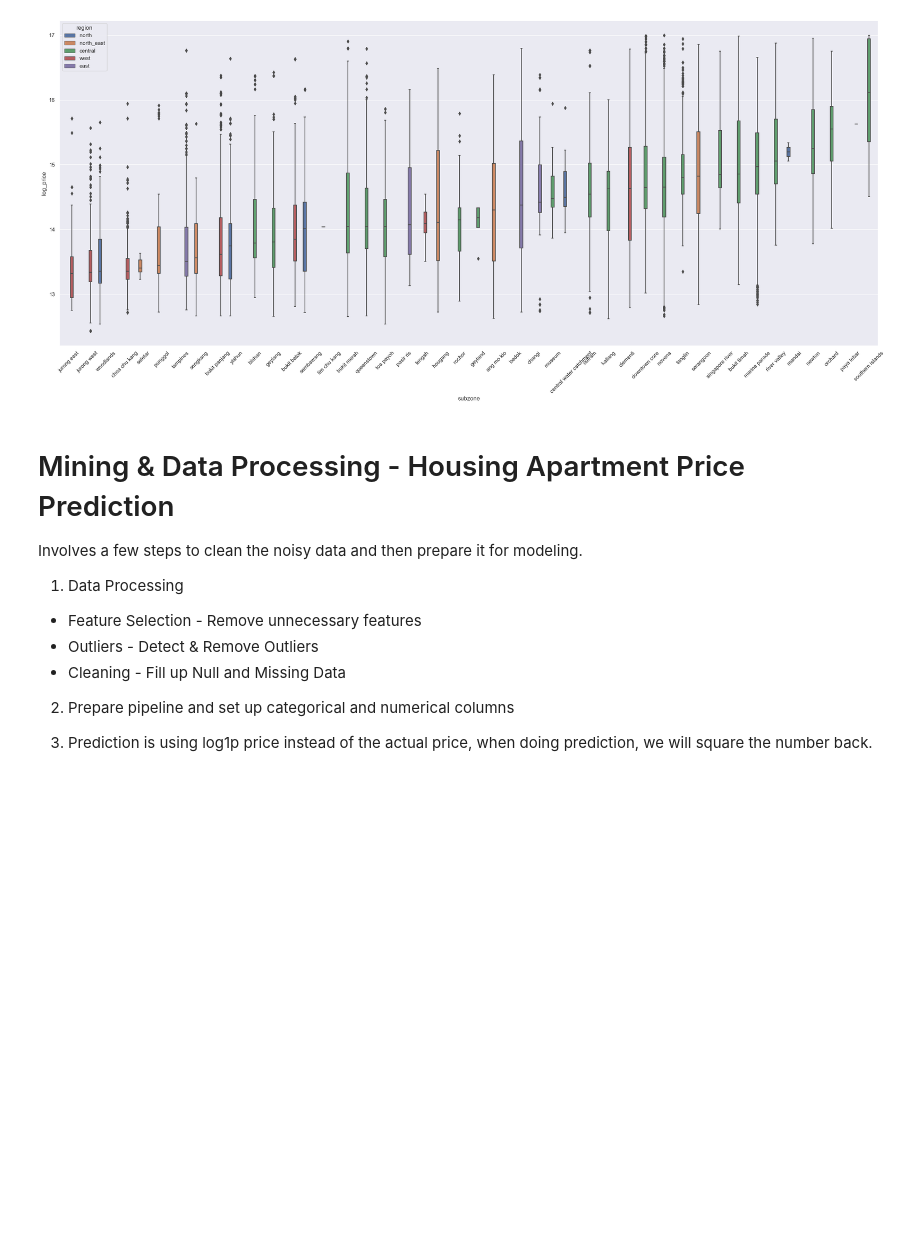
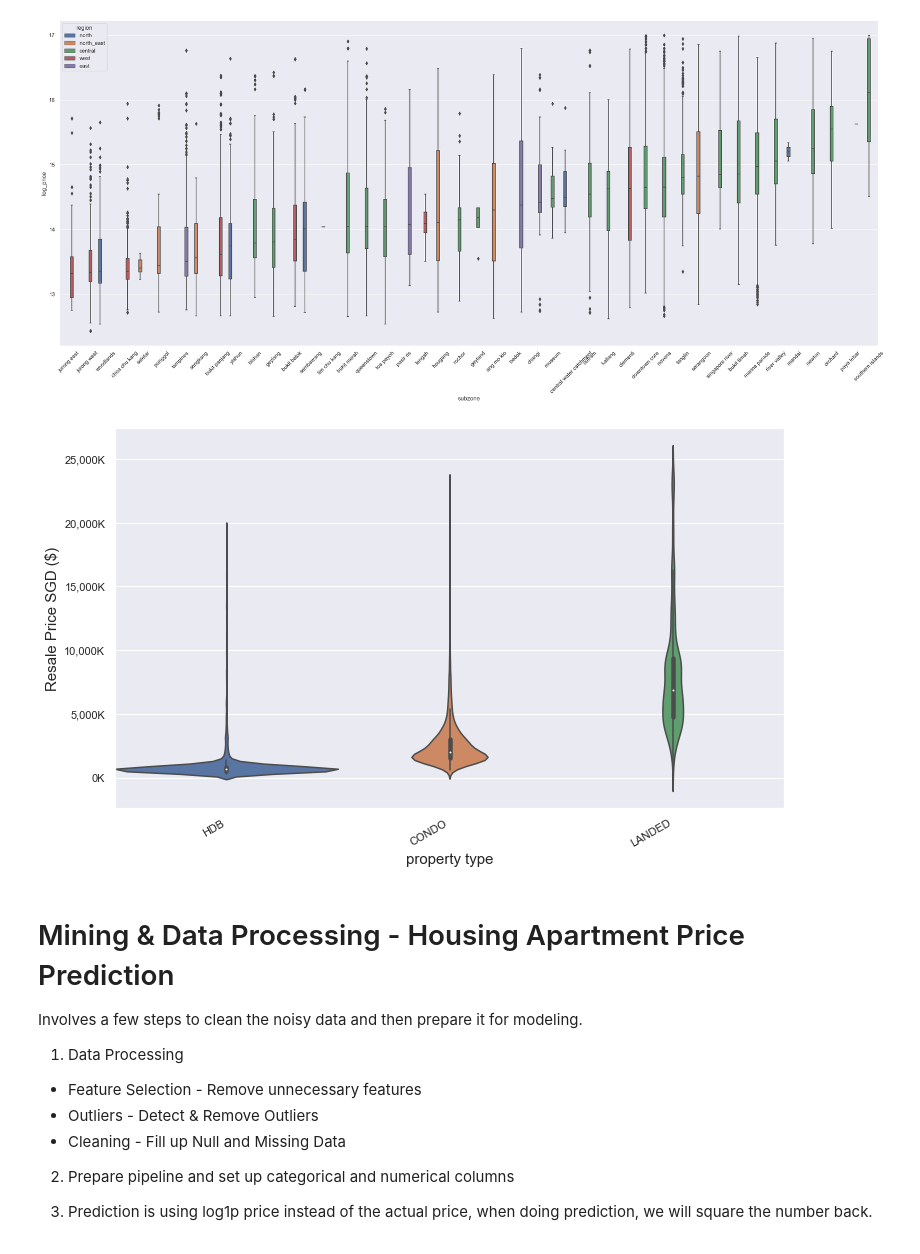
Before and after one commit to atykzj/is5126, a Jupyter notebook: for_submission_model_training.ipynb, the cells around one changed output. Cells and saved outputs as stored; diff of their text form; code cells hidden in the pictures; blank space fills up the shorter version.

```diff
--- a/for_submission_model_training.ipynb
+++ b/for_submission_model_training.ipynb
@@ -1524,6 +1472,19 @@ sns.boxplot(x="subzone", y="log_price", hue="region", data=ps_df, order=order)#,
 xt = plt.xticks(rotation=45)
 # %% [output]
 [figure]
+# %%
+# Violin plots for price distribution of each flat model
+
+fig = plt.figure(figsize=(12,7))
+p=sns.violinplot(x='property_type', y='price', data=train, width=1,
+                order=train.groupby('property_type')['price'].median().sort_values().reset_index()['property_type'].tolist())
+p.set_xticklabels(p.get_xticklabels(), rotation=30, ha='right'), p.set_xlabel('property type', size=15)
+ylabels = ['{:,.0f}'.format(x) + 'K' for x in p.get_yticks()/1000]
+p.set_yticklabels(ylabels)
+p.set_ylabel('Resale Price SGD ($)', size=15)
+plt.show()
+# %% [output]
+[figure, added]
 # %% [markdown]
 # Mining & Data Processing - Housing Apartment Price Prediction
 Involves a few steps to clean the noisy data and then prepare it for modeling.
```
Also changed, not shown: parts of 52 cells of this notebook, 3 other files.
